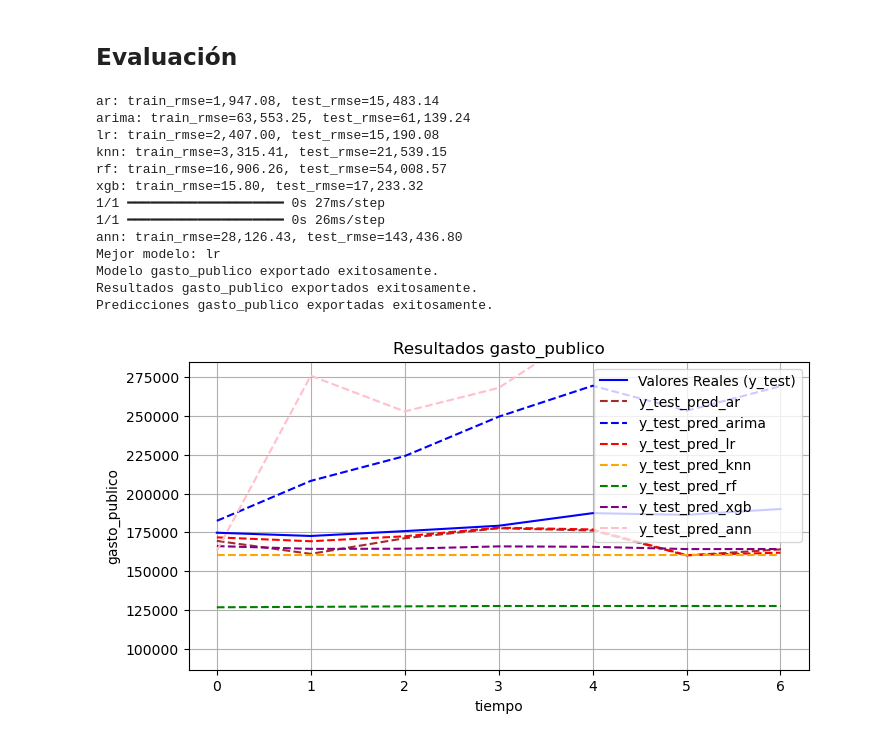
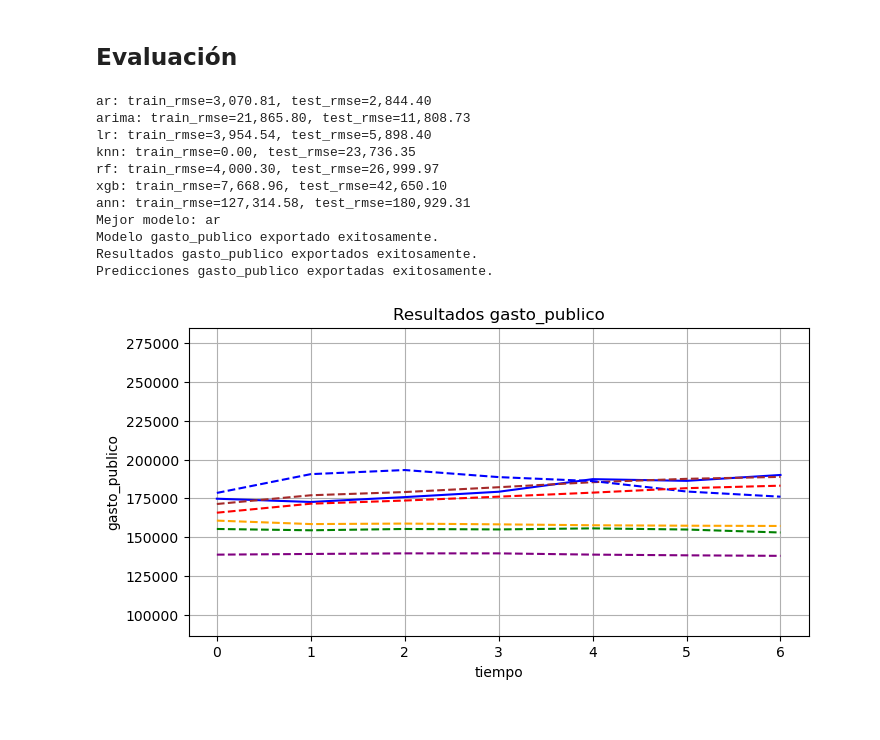
Before and after one commit to damoib95/papd-proyecto-final, a Jupyter notebook: 3_gasto_publico.ipynb, the cells around one changed output. Saved outputs shown, nothing was run; the diff lists cells and outputs as text; code cells hidden in the pictures.

```diff
--- a/3_gasto_publico.ipynb
+++ b/3_gasto_publico.ipynb
@@ -19,7 +19,7 @@ from sklearn.model_selection import GridSearchCV
 import optuna
 from optuna.samplers import TPESampler
 from tensorflow.keras.models import Sequential
-from tensorflow.keras.layers import Input, Dense, Dropout
+from tensorflow.keras.layers import Input, Dense, Dropout, BatchNormalization
 from keras.regularizers import l2
 from tensorflow.keras.callbacks import EarlyStopping
 from tensorflow.keras.optimizers import Adam
@@ -45,6 +45,8 @@ data_path = os.path.join(cwd_path, 'data')
 input_path = os.path.join(data_path, 'input')
 output_path = os.path.join(data_path, 'output')
 target_var = 'gasto_publico'
+t_samples = 4*3
+keep_all = False
 # %% [markdown]
 ## Importación de datos
 # %%
@@ -372,21 +401,29 @@ ANN Best Parameters: {'cant_capas': 4, 'cant_neurons': 64, 'batch_size': 32, 'le
 # %% [markdown]
 ## Evaluación
 # %%
-def evaluate(best_models, X_train, y_train, X_test, y_test, target_var):
+def evaluate(best_models, X_train_pca_lv, X_train_pca_hv, y_train, X_test_pca_lv, X_test_pca_hv, y_test, target_var):
     results = {}
     for name, model in best_models.items():
         # Predicción y cálculo del MSE en el conjunto de entrenamiento
         if name in ('ar', 'arima'):
-            y_train_pred = model.predict(start=0, end=len(y_train)-1, exog=X_train)
+            y_train_pred = model.predict(start=0, end=len(y_train)-1, exog=X_train_pca_lv)
+        elif name == 'ann':
+            y_train_pred = model.predict(X_train_pca_hv, verbose=0)
+        elif name == 'lr':
+            y_train_pred = model.predict(X_train_pca_lv)
         else:
-            y_train_pred = model.predict(X_train)
+            y_train_pred = model.predict(X_train_pca_hv)
         train_mse = mean_squared_error(y_train, y_train_pred)
 
         # Predicción y cálculo del MSE en el conjunto de prueba
         if name in ('ar', 'arima'):
-            y_test_pred = model.predict(start=len(y_train), end=len(y_train)+len(y_test)-1, exog=X_test)
+            y_test_pred = model.predict(start=len(y_train), end=len(y_train)+len(y_test)-1, exog=X_test_pca_lv)
+        elif name == 'ann':
+            y_test_pred = model.predict(X_test_pca_hv, verbose=0)
+        elif name == 'lr':
+            y_test_pred = model.predict(X_test_pca_lv)
         else:
-            y_test_pred = model.predict(X_test)
+            y_test_pred = model.predict(X_test_pca_hv)
         test_mse = mean_squared_error(y_test, y_test_pred)
 
         train_rmse = np.sqrt(train_mse)
@@ -422,18 +459,16 @@ def evaluate(best_models, X_train, y_train, X_test, y_test, target_var):
     print(f"Predicciones {target_var} exportadas exitosamente.")
     return results
 
-results = evaluate(best_models, X_train_pca, y_train, X_test_pca, y_test, target_var)
+results = evaluate(best_models, X_train_pca_lv, X_train_pca_hv, y_train, X_test_pca_lv, X_test_pca_hv, y_test, target_var)
 # %% [output]
-ar: train_rmse=1,947.08, test_rmse=15,483.14
-arima: train_rmse=63,553.25, test_rmse=61,139.24
-lr: train_rmse=2,407.00, test_rmse=15,190.08
-knn: train_rmse=3,315.41, test_rmse=21,539.15
-rf: train_rmse=16,906.26, test_rmse=54,008.57
-xgb: train_rmse=15.80, test_rmse=17,233.32
-1/1 ━━━━━━━━━━━━━━━━━━━━ 0s 27ms/step
-1/1 ━━━━━━━━━━━━━━━━━━━━ 0s 26ms/step
-ann: train_rmse=28,126.43, test_rmse=143,436.80
-Mejor modelo: lr
+ar: train_rmse=3,070.81, test_rmse=2,844.40
+arima: train_rmse=21,865.80, test_rmse=11,808.73
+lr: train_rmse=3,954.54, test_rmse=5,898.40
+knn: train_rmse=0.00, test_rmse=23,736.35
+rf: train_rmse=4,000.30, test_rmse=26,999.97
+xgb: train_rmse=7,668.96, test_rmse=42,650.10
+ann: train_rmse=127,314.58, test_rmse=180,929.31
+Mejor modelo: ar
 Modelo gasto_publico exportado exitosamente.
 Resultados gasto_publico exportados exitosamente.
 Predicciones gasto_publico exportadas exitosamente.
@@ -443,33 +478,33 @@ def plot_comparison(results, y_test, target_var):
               'arima' : 'blue',
               'lr' : 'red',
               'knn' : 'orange',
               'rf' : 'green',
               'xgb' : 'purple',
               'ann' : 'pink'}
 
     plt.figure(figsize=(8, 4))
-    plt.plot(y_test.values, label="Valores Reales (y_test)", color="blue")
+    plt.plot(y_test.values, label="y_test", color="blue")
 
     for name, result in results.items():
         if name in ('ar', 'arima'):
             plt.plot(result['y_test_pred'].reset_index(drop=True), label=f"y_test_pred_{name}", color=colors[name], linestyle="--")
         else:
             plt.plot(result['y_test_pred'], label=f"y_test_pred_{name}", color=colors[name], linestyle="--")
 
     y_max = max(y_test.values)
     y_min = min(y_test.values)
     upper_limit = y_max * 1.5
     lower_limit = y_min * 0.5
 
     plt.ylim(lower_limit, upper_limit)
     plt.xlabel("tiempo")
     plt.ylabel(target_var)
     plt.title(f"Resultados {target_var}")
-    plt.legend()
+    #plt.legend(loc='upper right')
     plt.grid()
     plt.savefig(os.path.join(output_path, 'figures', f'result_{target_var}.png'), dpi=300)
     plt.show()
 
 plot_comparison(results, y_test, target_var)
 # %% [output]
-[figure, old version]
+[figure, new version]
```
Also changed, not shown: parts of 4 cells of this notebook, 41 other files.
